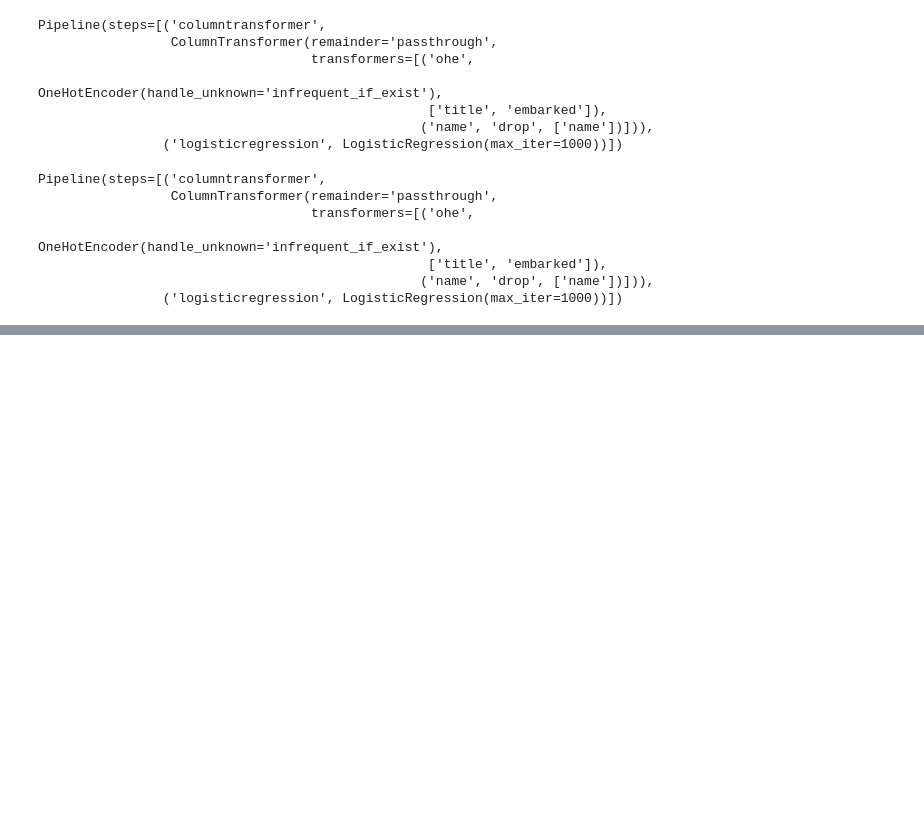
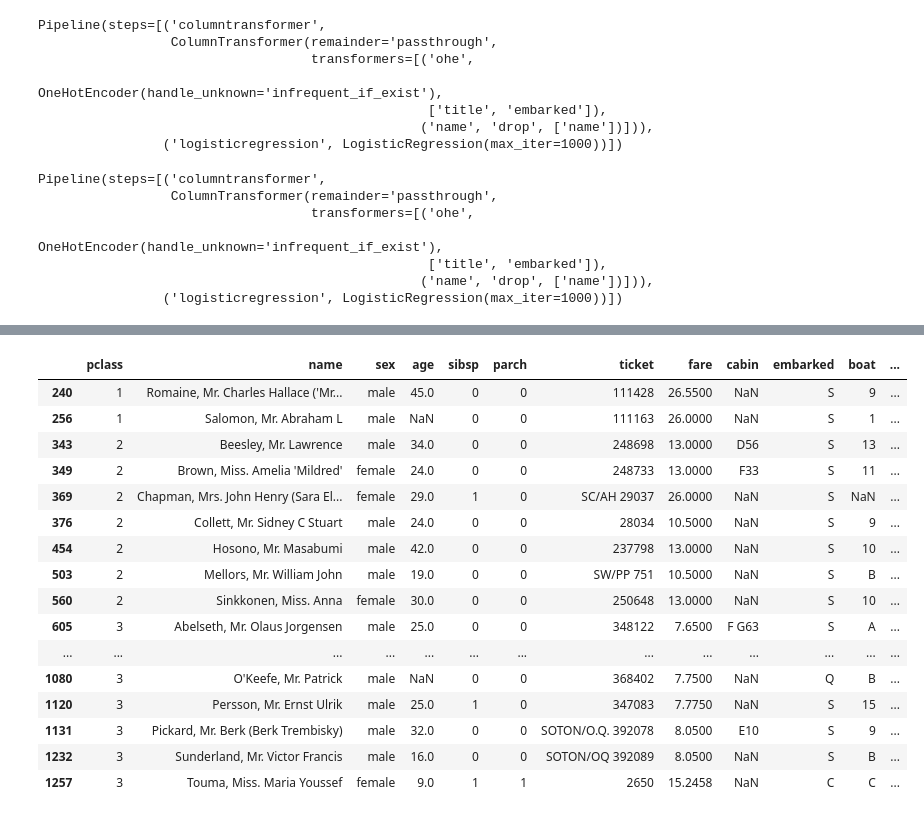
Before and after one commit to zbenmo/humans_thoughts, a Jupyter notebook: Titanic-scikitlearn.ipynb, the cells around one changed output, grey strips where cells are left out. Drawn from its saved outputs; the diff is of its cells as text; code cells hidden in the pictures; blank space fills up the shorter version.

```diff
--- a/Titanic-scikitlearn.ipynb
+++ b/Titanic-scikitlearn.ipynb
@@ -615,0 +616,25 @@ plot_feature_importance(
+# %%
+interesting = dt.predict(df) != y
+# %%
+(
+    pd.concat([X, y, pd.Series(dt.predict_proba(df)[:, 1], name='surv_proba_predicted')], axis=1)
+    .loc[interesting]
+)
+# %% [output]
+|  | pclass | name | sex | age | sibsp | parch | ticket | fare | cabin | embarked | boat | ... |
+| 240 | 1 | Romaine, Mr. Charles Hallace ('Mr... | male | 45.0 | 0 | 0 | 111428 | 26.5500 | NaN | S | 9 | ... |
+| 256 | 1 | Salomon, Mr. Abraham L | male | NaN | 0 | 0 | 111163 | 26.0000 | NaN | S | 1 | ... |
+| 343 | 2 | Beesley, Mr. Lawrence | male | 34.0 | 0 | 0 | 248698 | 13.0000 | D56 | S | 13 | ... |
+| 349 | 2 | Brown, Miss. Amelia 'Mildred' | female | 24.0 | 0 | 0 | 248733 | 13.0000 | F33 | S | 11 | ... |
+| 369 | 2 | Chapman, Mrs. John Henry (Sara El... | female | 29.0 | 1 | 0 | SC/AH 29037 | 26.0000 | NaN | S | NaN | ... |
+| 376 | 2 | Collett, Mr. Sidney C Stuart | male | 24.0 | 0 | 0 | 28034 | 10.5000 | NaN | S | 9 | ... |
+| 454 | 2 | Hosono, Mr. Masabumi | male | 42.0 | 0 | 0 | 237798 | 13.0000 | NaN | S | 10 | ... |
+| 503 | 2 | Mellors, Mr. William John | male | 19.0 | 0 | 0 | SW/PP 751 | 10.5000 | NaN | S | B | ... |
+| 560 | 2 | Sinkkonen, Miss. Anna | female | 30.0 | 0 | 0 | 250648 | 13.0000 | NaN | S | 10 | ... |
+| 605 | 3 | Abelseth, Mr. Olaus Jorgensen | male | 25.0 | 0 | 0 | 348122 | 7.6500 | F G63 | S | A | ... |
+| ... | ... | ... | ... | ... | ... | ... | ... | ... | ... | ... | ... | ... |
+| 1080 | 3 | O'Keefe, Mr. Patrick | male | NaN | 0 | 0 | 368402 | 7.7500 | NaN | Q | B | ... |
+| 1120 | 3 | Persson, Mr. Ernst Ulrik | male | 25.0 | 1 | 0 | 347083 | 7.7750 | NaN | S | 15 | ... |
+| 1131 | 3 | Pickard, Mr. Berk (Berk Trembisky) | male | 32.0 | 0 | 0 | SOTON/O.Q. 392078 | 8.0500 | E10 | S | 9 | ... |
+| 1232 | 3 | Sunderland, Mr. Victor Francis | male | 16.0 | 0 | 0 | SOTON/OQ 392089 | 8.0500 | NaN | S | B | ... |
+| 1257 | 3 | Touma, Miss. Maria Youssef | female | 9.0 | 1 | 1 | 2650 | 15.2458 | NaN | C | C | ... |
```
Also changed, not shown: parts of 12 cells of this notebook.
